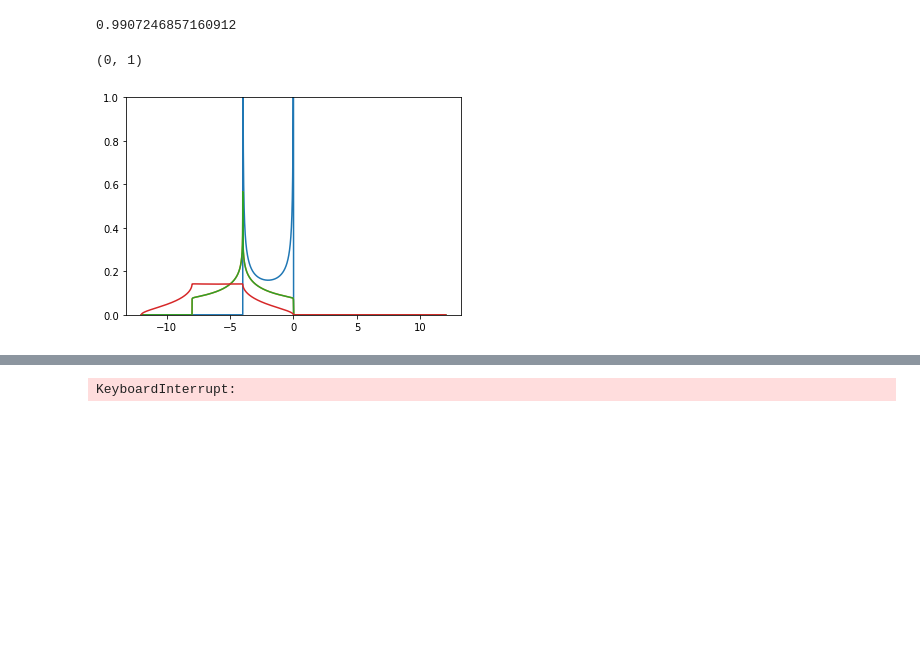
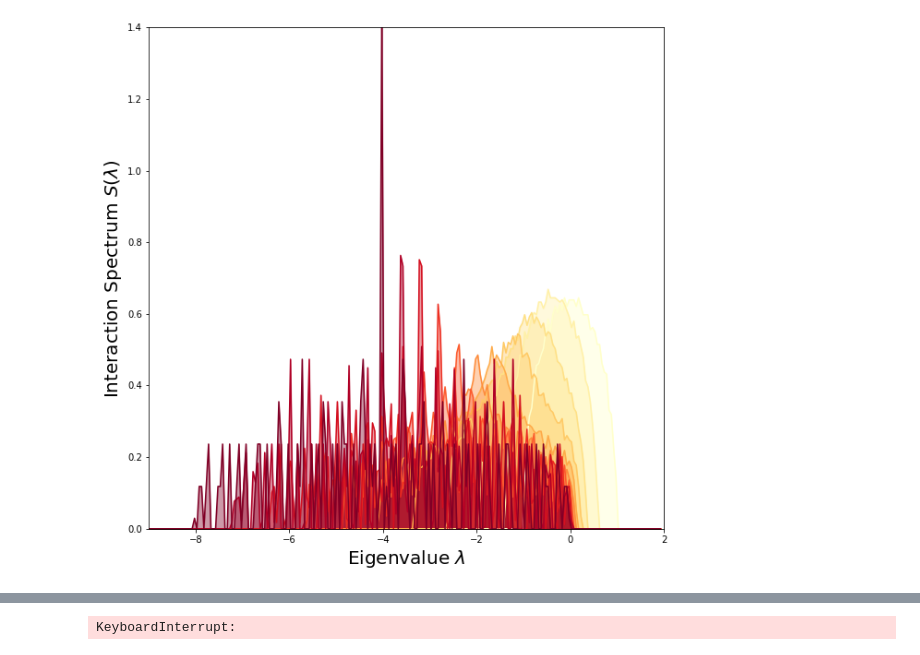
Before and after one commit to gszep/Equlibrium-and-Dynamics-of-the-Spherical-Model, a Jupyter notebook: figures.ipynb, the cells around one changed output, grey strips where cells are left out. Cells and saved outputs as stored; diff of their text form; code cells hidden in the pictures; blank space fills up the shorter version.

Commit message:
adding diffusion to random interactions

```diff
--- a/figures.ipynb
+++ b/figures.ipynb
@@ -4,38 +4,50 @@ from scipy.signal import fftconvolve
 from scipy.special import ellipk
 from numpy.random import normal,multinomial
 from scipy.linalg import eigh,eig,circulant,toeplitz
+from scipy.sparse.linalg import eigsh
 from matplotlib.pyplot import *
 
-def getLambda(n,D):
+def getLambda(n,p,mu):
 
-    X = normal(size=(n*n,n*n))
+    X = argmax( multinomial(1,[p/2,1-p,p/2],size=(n,n)), axis=-1) - 1
+    J = (triu(X)+triu(X,k=1).T)/sqrt(4*n*p)
 
-    k = circulant([-2,1]+(n-3)*[0]+[1])
-    L = kron(k,eye(n)) + kron(eye(n),k)
+    k = circulant([-2,1]+(int(sqrt(n))-3)*[0]+[1])
+    L = kron(k,eye(int(sqrt(n)))) + kron(eye(int(sqrt(n))),k)
 
-    J = (X+X.T)/sqrt(8*n*n) + D*L
-    return eigh(L,eigvals_only=True)
+    J = J*(1-mu) + mu*L
+    return eigh(J,eigvals_only=True)
 
 # arcsine distribution
 def p(x,delta=1e-5):
-    if abs(x+2)<2-delta:
-        return 1.0/sqrt(1.0-((x+2.0)/2.0)**2)/(2*pi)
+    x = (x+2)/2
+    if abs(x)<1-delta:
+        return 1.0/sqrt(1.0-x**2)/(2*pi)
     else :
         return 0.0
 p = vectorize(p)
 
-dx = 0.0001
-x = arange(-12,12,dx)
+def density(x,y):
+    y,bins=histogram(y,bins=x,density=True)
+    x,dx = (bins[1:]+bins[:-1])/2 , (bins[1:]-bins[:-1])/2
+
+    return x,y,dx
-# %%
-sum()
-# %% [output]
-0.9907246857160912
-# %%
-plot(x,p(x))
-plot(x,fftconvolve(p(x),p(x)*dx,mode='same'))
-plot(x,fftconvolve(p(x),p(x)*dx,mode='same'))
-plot(x,fftconvolve(fftconvolve(p(x),p(x)*dx,mode='same')*dx,p(x),mode='same'))
-ylim(0,1)
-# %% [output]
-(0, 1)
-[figure, removed]
+# %%
+figure(figsize=(10,10))
+for mu in arange(0,1.1,0.1):
+
+    Lambda = [ getLambda(26**2,0.5,mu) for _ in xrange(5) ]
+    x = arange(-9,2,0.05)
+
+    x,y,dx = density(x,Lambda)
+    color=cm.YlOrRd(mu)
+    fill_between(x,y,alpha=0.4,color=color)
+    plot(x,y,color=color)
+
+
+xlim(-9,2)
+ylim(0,1.4)
+xlabel(r'Eigenvalue $\lambda$',fontsize=20)
+ylabel(r'Interaction Spectrum $S(\lambda)$ ',fontsize=20);
+# %% [output]
+[figure, added]
```
Also changed, not shown: parts of 3 cells of this notebook, 12 other files.
